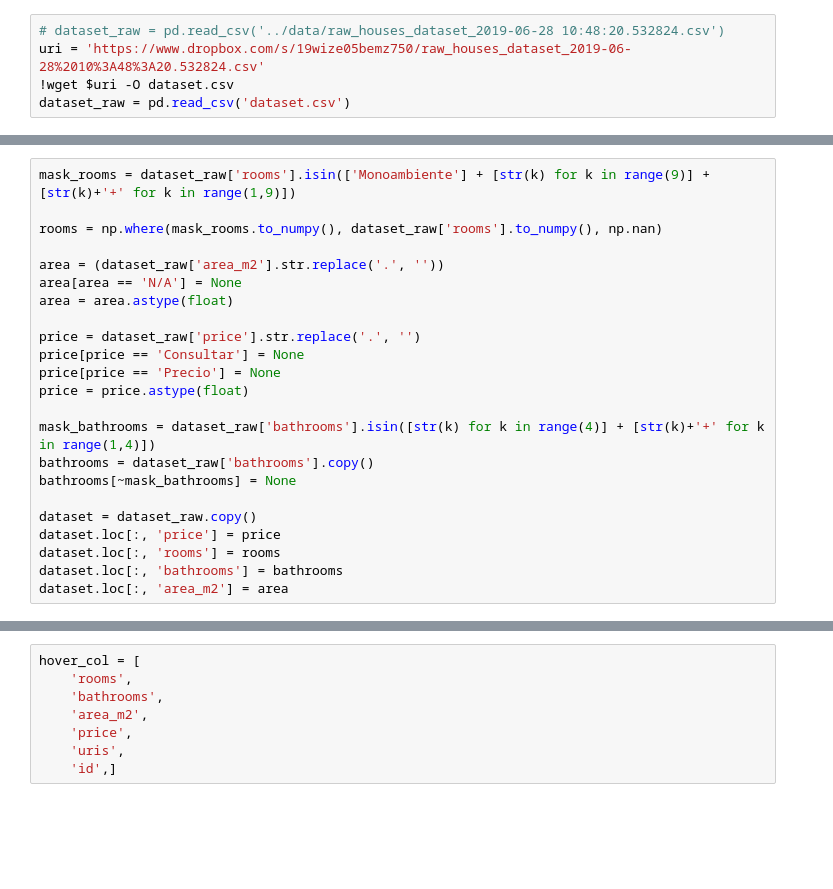
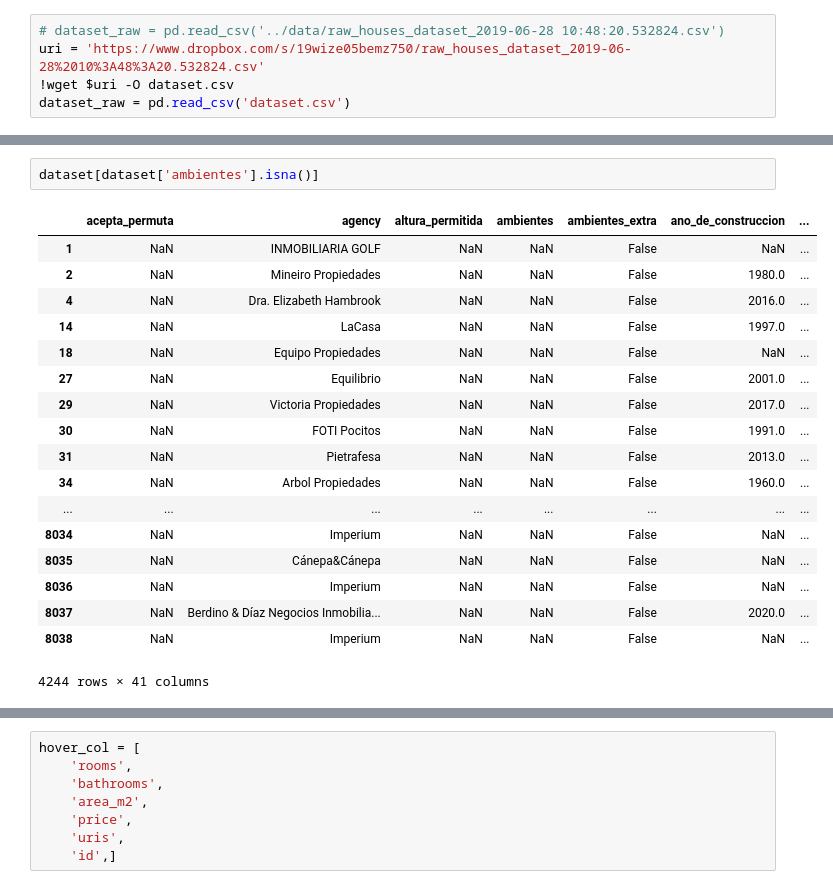
Before and after one commit to creyesp/houses-project, a Jupyter notebook: notebooks/EDA_houses.ipynb, the cells around one changed output, grey strips where cells are left out. Saved outputs shown, nothing was run; the diff lists cells and outputs as text; blank space fills up the shorter version.

```diff
--- a/notebooks/EDA_houses.ipynb
+++ b/notebooks/EDA_houses.ipynb
@@ -29,23 +17,0 @@ dataset_raw.head()
-# %%
-mask_rooms = dataset_raw['rooms'].isin(['Monoambiente'] + [str(k) for k in range(9)] + [str(k)+'+' for k in range(1,9)])
-
-rooms = np.where(mask_rooms.to_numpy(), dataset_raw['rooms'].to_numpy(), np.nan)
-
-area = (dataset_raw['area_m2'].str.replace('.', ''))
-area[area == 'N/A'] = None
-area = area.astype(float)
-
-price = dataset_raw['price'].str.replace('.', '')
-price[price == 'Consultar'] = None
-price[price == 'Precio'] = None
-price = price.astype(float)
-
-mask_bathrooms = dataset_raw['bathrooms'].isin([str(k) for k in range(4)] + [str(k)+'+' for k in range(1,4)])
-bathrooms = dataset_raw['bathrooms'].copy()
-bathrooms[~mask_bathrooms] = None
-
-dataset = dataset_raw.copy()
-dataset.loc[:, 'price'] = price
-dataset.loc[:, 'rooms'] = rooms
-dataset.loc[:, 'bathrooms'] = bathrooms
-dataset.loc[:, 'area_m2'] = area
@@ -54,0 +44,21 @@ dataset = dataset[dataset['type'].isin(['Casas', 'Apartamentos'])]
+# %%
+dataset[dataset['ambientes'].isna()]
+# %% [output]
+|  | acepta_permuta | agency | altura_permitida | ambientes | ambientes_extra | ano_de_construccion | ... |
+| 1 | NaN | INMOBILIARIA GOLF | NaN | NaN | False | NaN | ... |
+| 2 | NaN | Mineiro Propiedades | NaN | NaN | False | 1980.0 | ... |
+| 4 | NaN | Dra. Elizabeth Hambrook | NaN | NaN | False | 2016.0 | ... |
+| 14 | NaN | LaCasa | NaN | NaN | False | 1997.0 | ... |
+| 18 | NaN | Equipo Propiedades | NaN | NaN | False | NaN | ... |
+| 27 | NaN | Equilibrio | NaN | NaN | False | 2001.0 | ... |
+| 29 | NaN | Victoria Propiedades | NaN | NaN | False | 2017.0 | ... |
+| 30 | NaN | FOTI Pocitos | NaN | NaN | False | 1991.0 | ... |
+| 31 | NaN | Pietrafesa | NaN | NaN | False | 2013.0 | ... |
+| 34 | NaN | Arbol Propiedades | NaN | NaN | False | 1960.0 | ... |
+| ... | ... | ... | ... | ... | ... | ... | ... |
+| 8034 | NaN | Imperium | NaN | NaN | False | NaN | ... |
+| 8035 | NaN | Cánepa&Cánepa | NaN | NaN | False | NaN | ... |
+| 8036 | NaN | Imperium | NaN | NaN | False | NaN | ... |
+| 8037 | NaN | Berdino & Díaz Negocios Inmobilia... | NaN | NaN | False | 2020.0 | ... |
+| 8038 | NaN | Imperium | NaN | NaN | False | NaN | ... |
+4244 rows × 41 columns
```
Also changed, not shown: parts of 16 cells of this notebook, 4 other files.
